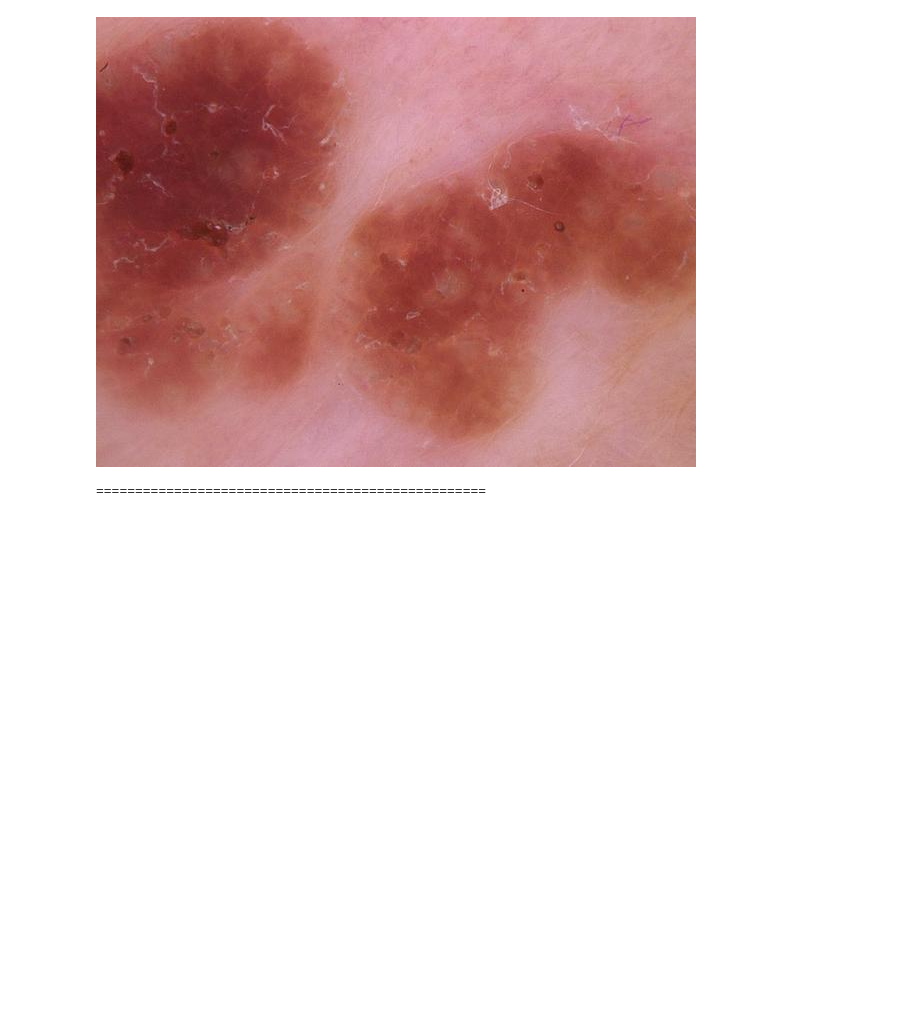
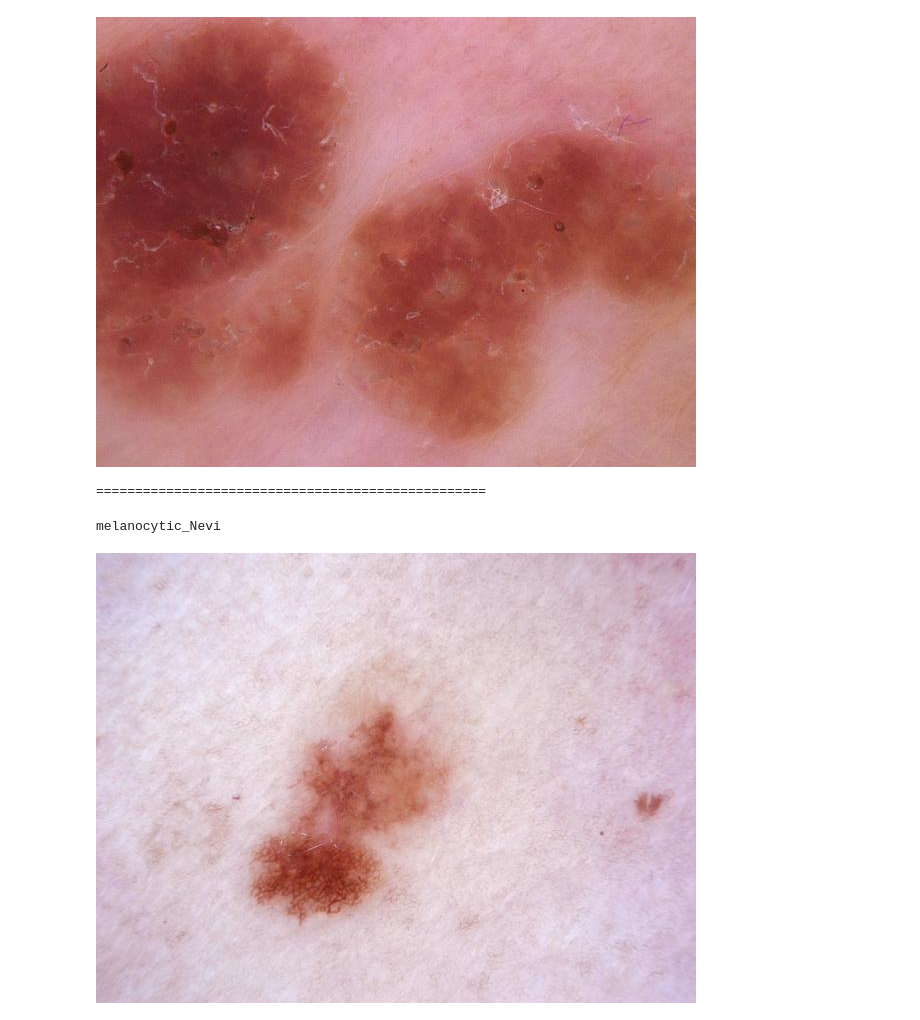
Before and after one commit to adaschevici/qdrant-protos, a Jupyter notebook: qdrant_and_images.ipynb, the cells around one changed output. Drawn from its saved outputs; the diff is of its cells as text; code cells hidden in the pictures; blank space fills up the shorter version.

```diff
--- a/qdrant_and_images.ipynb
+++ b/qdrant_and_images.ipynb
@@ -262,3 +262,10 @@ Result #3: female age 70.0 was diagnosed with benign_keratosis-like_lesions
 This image score was 0.8609968
 [figure]
 ==================================================
+# %%
+another_image = dataset[777]
+print(another_image['dx'])
+display(another_image["image"])
+# %% [output]
+melanocytic_Nevi
+[figure, added]
```
Also changed, not shown: parts of 11 cells of this notebook.
